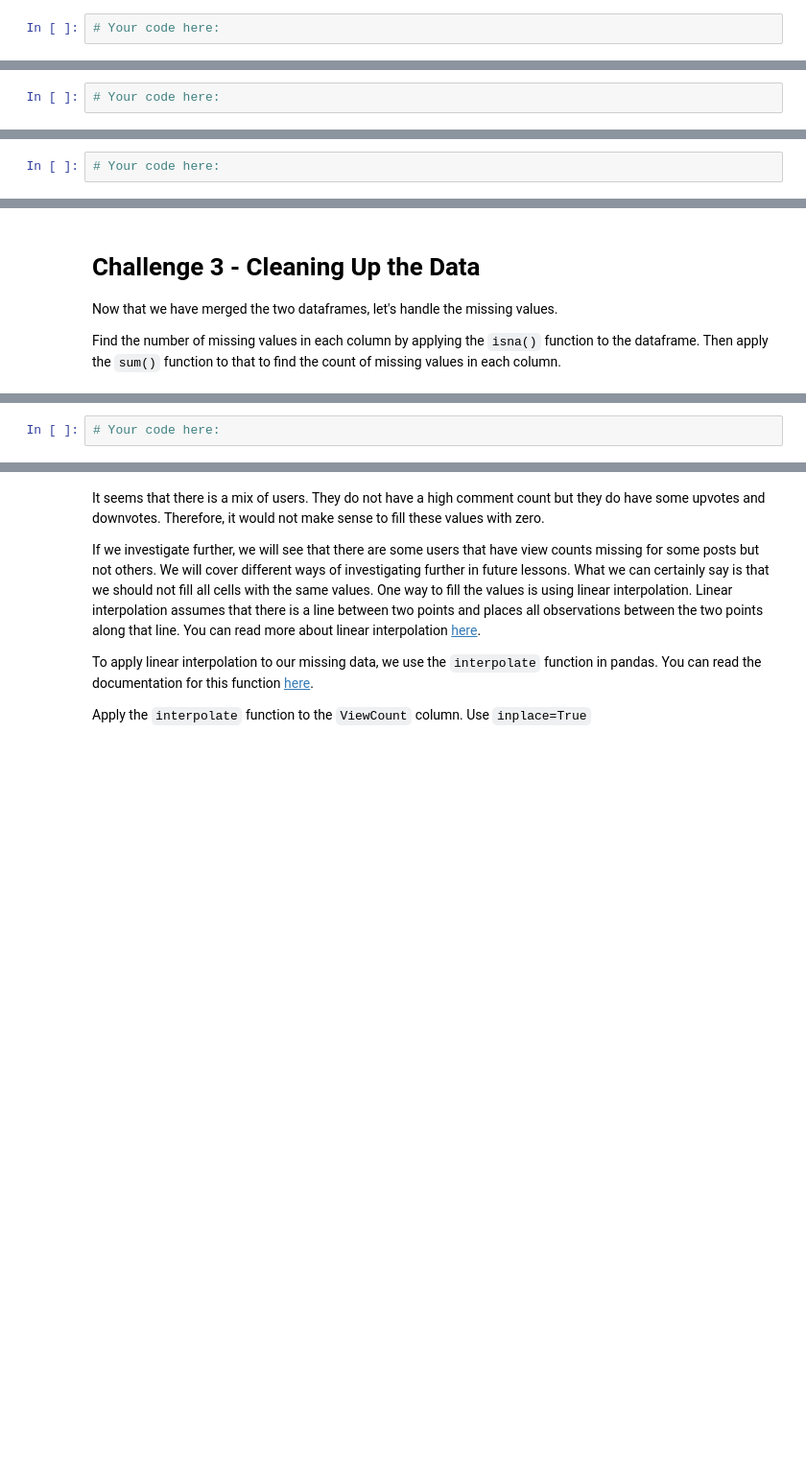
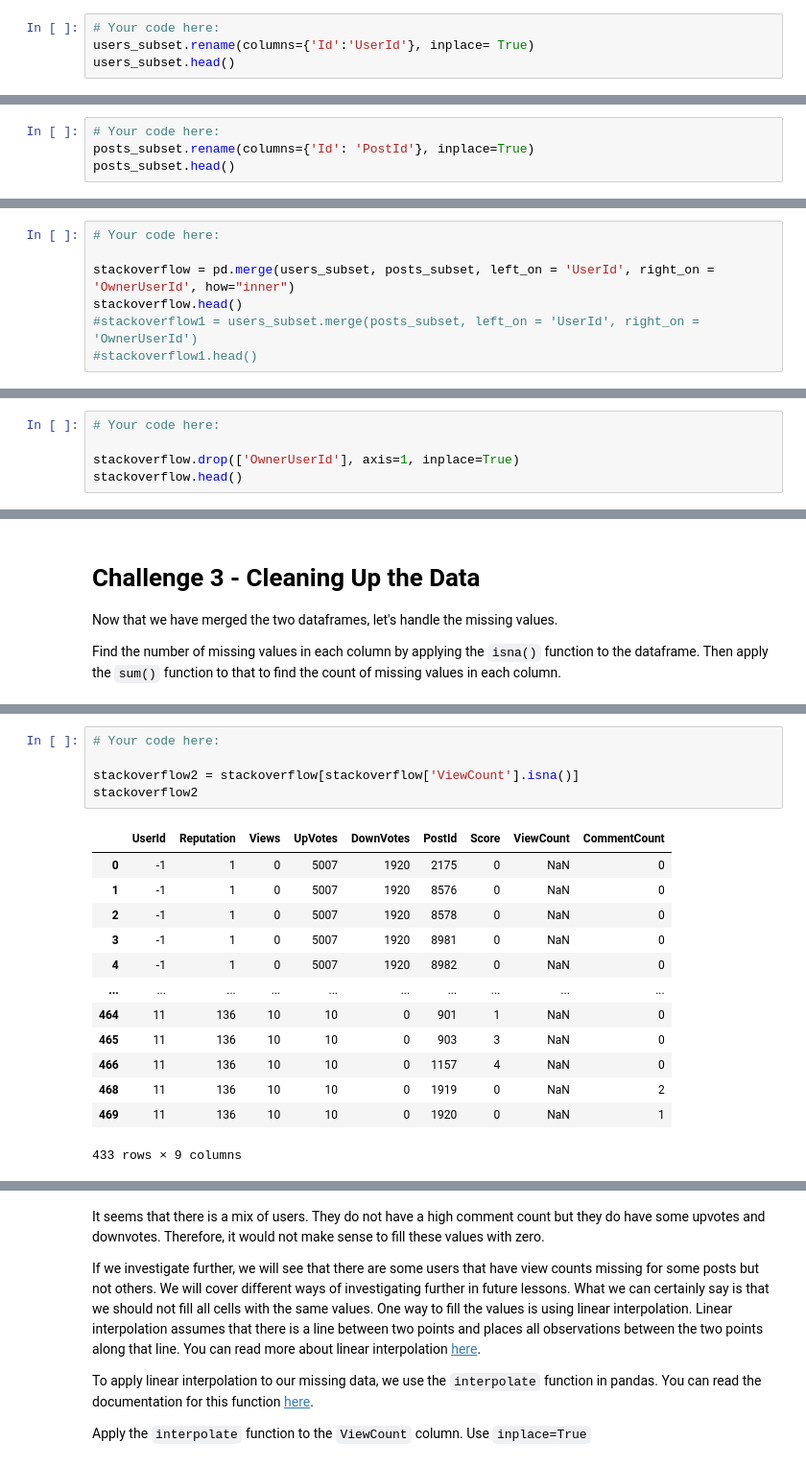
Before and after one commit to BehroozGharleghi/data-pt-ber-08-20, a Jupyter notebook: Labs/module-1_labs/04_pandas/04_lab-data_cleaning/your-code/main.ipynb, the cells around one changed output, grey strips where cells are left out. Shown: that part at 96% size. Drawn from its saved outputs; the diff is of its cells as text; blank space fills up the shorter version.

```diff
--- a/Labs/module-1_labs/04_pandas/04_lab-data_cleaning/your-code/main.ipynb
+++ b/Labs/module-1_labs/04_pandas/04_lab-data_cleaning/your-code/main.ipynb
@@ -65,3 +197,5 @@ In the cell below, create a dataframe called `users_subset` containing only the
 In the `users_subset` dataframe, rename the `Id` column to `UserId`. Do this using the option `inplace=True`.
 # %%
 # Your code here:
+users_subset.rename(columns={'Id':'UserId'}, inplace= True)
+users_subset.head()
@@ -69,3 +214,5 @@ In the `users_subset` dataframe, rename the `Id` column to `UserId`. Do this usi
 In the `posts_subset` dataframe, rename the `Id` column to `PostId`. Do this using the option `inplace=True`.
 # %%
 # Your code here:
+posts_subset.rename(columns={'Id': 'PostId'}, inplace=True)
+posts_subset.head()
@@ -75,0 +232,7 @@ We identify the only column that the two tables have in common as the user ID. H
+# %%
+# Your code here:
+
+stackoverflow = pd.merge(users_subset, posts_subset, left_on = 'UserId', right_on = 'OwnerUserId', how="inner")
+stackoverflow.head()
+#stackoverflow1 = users_subset.merge(posts_subset, left_on = 'UserId', right_on = 'OwnerUserId')
+#stackoverflow1.head()
@@ -79,3 +249,6 @@ Check to see if you have kept both key columns (if you join by making one of the
 If both columns are present in `stackoverflow`, drop `OwnerUserId`. Do this using `inplace=True`.
 # %%
 # Your code here:
+
+stackoverflow.drop(['OwnerUserId'], axis=1, inplace=True)
+stackoverflow.head()
@@ -93,3 +301,20 @@ We see that about half of all observations in the view count column are missing.
 ![describe table](../describe-table.png)
 # %%
 # Your code here:
+
+stackoverflow2 = stackoverflow[stackoverflow['ViewCount'].isna()]
+stackoverflow2
+# %% [output]
+|  | UserId | Reputation | Views | UpVotes | DownVotes | PostId | Score | ViewCount | CommentCount |
+| 0 | -1 | 1 | 0 | 5007 | 1920 | 2175 | 0 | NaN | 0 |
+| 1 | -1 | 1 | 0 | 5007 | 1920 | 8576 | 0 | NaN | 0 |
+| 2 | -1 | 1 | 0 | 5007 | 1920 | 8578 | 0 | NaN | 0 |
+| 3 | -1 | 1 | 0 | 5007 | 1920 | 8981 | 0 | NaN | 0 |
+| 4 | -1 | 1 | 0 | 5007 | 1920 | 8982 | 0 | NaN | 0 |
+| ... | ... | ... | ... | ... | ... | ... | ... | ... | ... |
+| 464 | 11 | 136 | 10 | 10 | 0 | 901 | 1 | NaN | 0 |
+| 465 | 11 | 136 | 10 | 10 | 0 | 903 | 3 | NaN | 0 |
+| 466 | 11 | 136 | 10 | 10 | 0 | 1157 | 4 | NaN | 0 |
+| 468 | 11 | 136 | 10 | 10 | 0 | 1919 | 0 | NaN | 2 |
+| 469 | 11 | 136 | 10 | 10 | 0 | 1920 | 0 | NaN | 1 |
+433 rows × 9 columns
```
Also changed, not shown: parts of 25 cells of this notebook, 2 other files.
